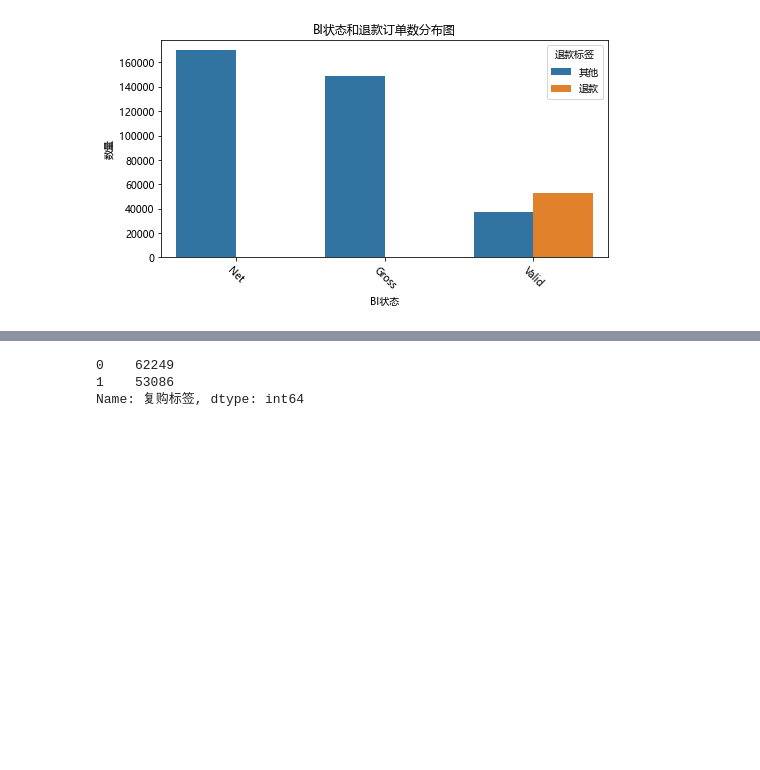
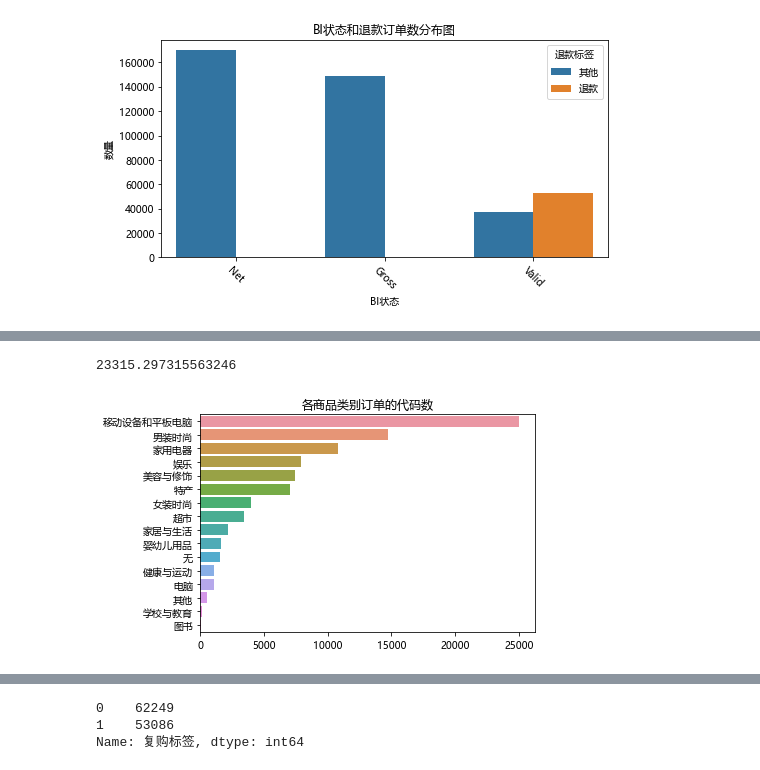
Before and after one commit to gcm1994002/work, a Jupyter notebook: 电商预测.ipynb, the cells around one changed output, grey strips where cells are left out. Cells and saved outputs as stored; diff of their text form; code cells hidden in the pictures; blank space fills up the shorter version.

```diff
--- a/电商预测.ipynb
+++ b/电商预测.ipynb
@@ -1394,3 +1797,14 @@ weighted avg       0.73      0.74      0.74      1600
+# %%
+print(862456163/36991)
+# %% [output]
+23315.297315563246
+# %%
+temp2 = df[df['销售佣金代码'] != 'no'].groupby(['商品分类'])['销售佣金代码'].count().sort_values(ascending=False).to_frame()
+sns.barplot(data=temp2,y=list(temp2.index),x=list(temp2['销售佣金代码']))
+plt.title('各商品类别订单的代码数')
+plt.show()
+# %% [output]
+[figure, added]
 # %%
 def plt_img(df,x):
     plt.figure(figsize=(8,4))
```
Also changed, not shown: parts of 87 cells of this notebook.
